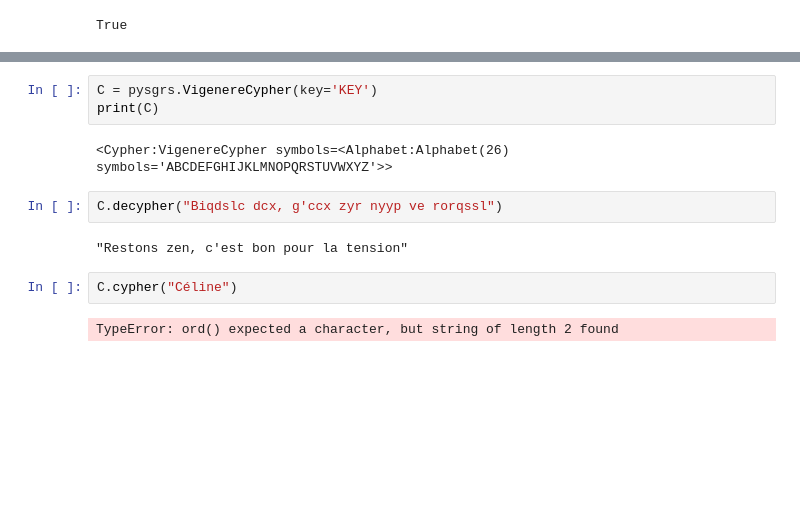
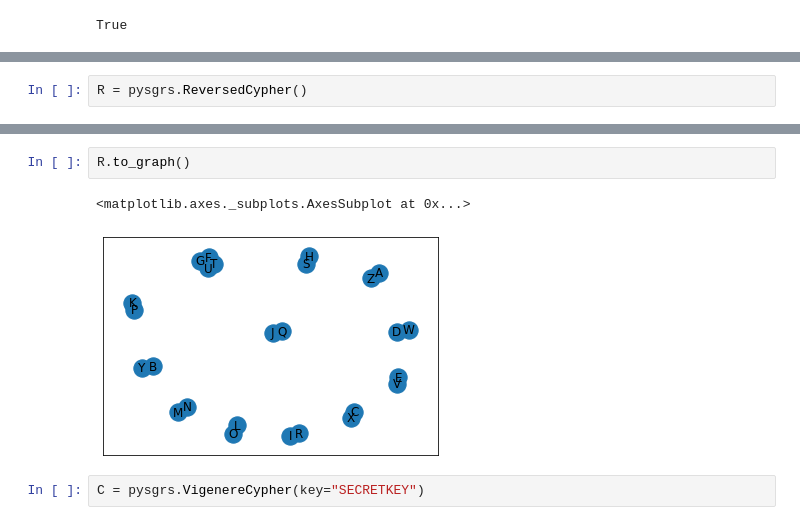
Before and after one commit to jlandercy/pysgrs, a Jupyter notebook: pysgrs/resources/notebooks/QuickStart.ipynb, the cells around one changed output, grey strips where cells are left out. Cells and saved outputs as stored; diff of their text form; blank space fills up the shorter version.

```diff
--- a/pysgrs/resources/notebooks/QuickStart.ipynb
+++ b/pysgrs/resources/notebooks/QuickStart.ipynb
@@ -215,0 +232,2 @@ dir(pysgrs)
+# %%
+R = pysgrs.ReversedCypher()
@@ -216,13 +254,7 @@ dir(pysgrs)
+# %%
+R.to_graph()
+# %% [output]
+<matplotlib.axes._subplots.AxesSubplot at 0x...>
+[figure, added]
 # %%
-C = pysgrs.VigenereCypher(key='KEY')
-print(C)
+C = pysgrs.VigenereCypher(key="SECRETKEY")
-# %% [output]
-<Cypher:VigenereCypher symbols=<Alphabet:Alphabet(26) symbols='ABCDEFGHIJKLMNOPQRSTUVWXYZ'>>
-# %%
-C.decypher("Biqdslc dcx, g'ccx zyr nyyp ve rorqssl")
-# %% [output]
-"Restons zen, c'est bon pour la tension"
-# %%
-C.cypher("Céline")
-# %% [output]
-TypeError: ord() expected a character, but string of length 2 found
```
Also changed, not shown: parts of 9 cells of this notebook, 1 other file.
